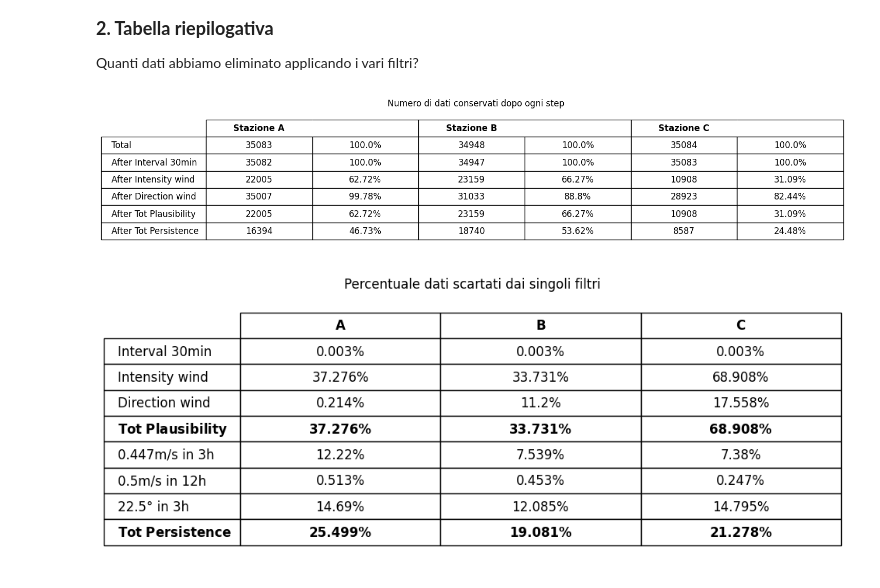
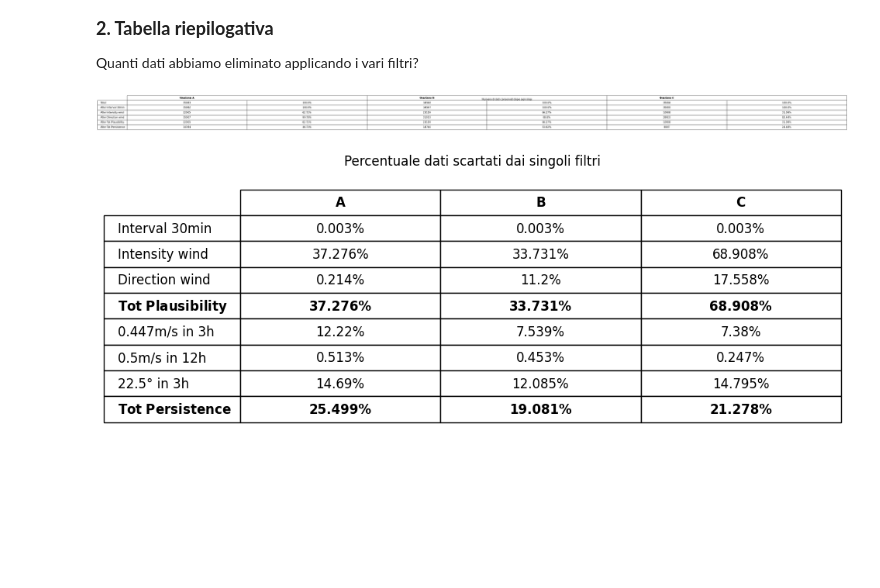
Before and after one commit to FedeJack06/Laboratorio-di-Fisica-dell-Atmosfera, a Jupyter notebook: 1esp/Notebook_Stazioni_Davis.ipynb, the cells around one changed output. Drawn from its saved outputs; the diff is of its cells as text; code cells hidden in the pictures; blank space fills up the shorter version.

```diff
--- a/1esp/Notebook_Stazioni_Davis.ipynb
+++ b/1esp/Notebook_Stazioni_Davis.ipynb
@@ -301,7 +301,7 @@ for stazione in stazioni:
 
     print(f"Stazione {stazione}")
 
-    df = globals()["df_"+stazione+"_interval40"].copy()
+    df = globals()["df_"+stazione+"_interval30"].copy()
 
     # Procediamo in questo modo:
 
@@ -1078,35 +1078,36 @@ for stazione in stazioni:
     persistence = len(globals()["df_"+stazione+"_year_interval30_plaus_pers3"])
 
     dati.append([total, interval, intensity, direction, plausibility, persistence])
     dati.append([str(round(total/total*100,2))+"%",
                     str(round(interval/total*100,2))+"%",
                         str(round(intensity/total*100,2))+"%",
                             str(round(direction/total*100,2))+"%",
                                 str(round(plausibility/total*100,2))+"%",
                                     str(round(persistence/total*100,2))+"%"])
 
 dati2 = list(map(list, zip(*dati))) #transpose
-fig, ax = plt.subplots(figsize=(2,3.5))
+fig, ax = plt.subplots()
 ax.set_title("Numero di dati conservati dopo ogni step", loc='right')
 
 ax.axis('off')
 rowName = ['Total', 'After Interval 30min', 'After Intensity wind', 'After Direction wind', 'After Tot Plausibility', 'After Tot Persistence']
 tabella = ax.table(cellText=dati2, loc='center', cellLoc='center', colLabels=["Stazione A","","Stazione B","","Stazione C",""], rowLabels=rowName)
 mergecells(tabella, (0,0), (0,1))
 mergecells(tabella, (0,2), (0,3))
 mergecells(tabella, (0,4), (0,5))
 
 for i in range(6):
     tabella._cells[0, i].set_text_props(fontweight='bold')
     #tabella._cells[i, -1].set_text_props(fontweight='bold')
 
 tabella.auto_set_font_size(False)
 tabella.set_fontsize(12)
 tabella.scale(8, 2)
 
+plt.savefig('FIGURE/wind_data_conserved.png', dpi=199)
 plt.show()
 # %% [output]
-[figure, old version]
+[figure, new version]
 # %%
 stazioni = ["A","B","C"]
 
```
Also changed, not shown: parts of 2 cells of this notebook, 4 other files.
